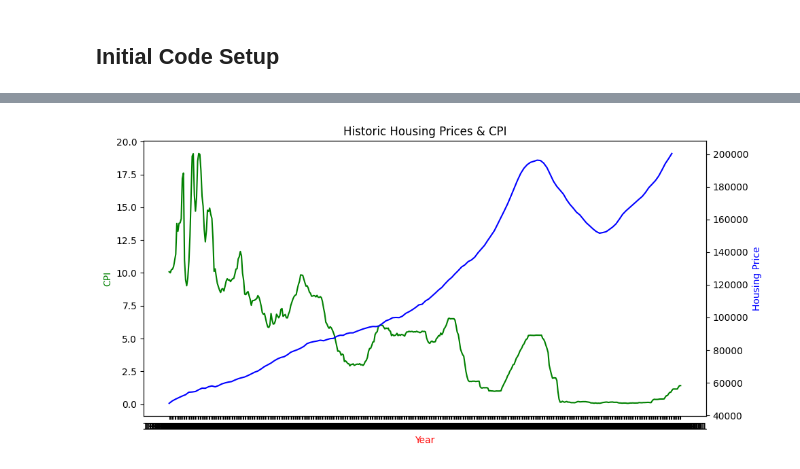
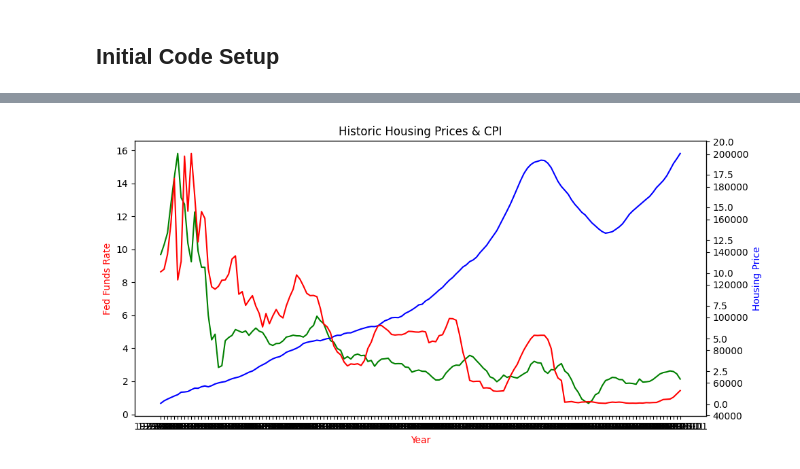
Before and after one commit to sullysbrain/wgu-c964-capstone, a Jupyter notebook: c951-task3.ipynb, the cells around one changed output, grey strips where cells are left out. Drawn from its saved outputs; the diff is of its cells as text; code cells hidden in the pictures.

Commit message:
Cleaned up the data and refined the correlation matrix to dive deeper into the macro views and the physical housing market.

```diff
--- a/c951-task3.ipynb
+++ b/c951-task3.ipynb
@@ -8,11 +9,6 @@ import matplotlib.pyplot as plt
 # %%
-# Load the CSV file into a NumPy array
-#df_raw = pd.read_csv('data/housing_data_cleaned.csv', sep=',', skiprows=0, nrows=10, index_col=0, header=0)
-#df = df_raw.T
-#df.to_csv('housing_data_cleaned_transposed', sep=',')
+# Load the CSV file into Pandas
 df = pd.read_csv('data/housing_data_cleaned_transposed.csv', sep=',',skiprows=0, header=0)
-
-df_cpi = pd.read_csv('data/economicData.csv', sep=',', skiprows=0, header=0)
-#df_cpi.columns = ['DATE', 'M2MS', 'FedFundsRate', 'CPI']
-df.head()
+df_e = pd.read_csv('data/economicData.csv', sep=',', skiprows=0, header=0)
+df_e.head()
 # %% [output]
@@ -37,0 +21,9 @@ plt.show()
+# %%
+# Correlation Matrix for Physical Housing Data
+
+df_physical = pd.read_csv('data/housing_size_data_cleaned.csv', sep=',', index_col=0, header=0)
+sns.set(rc={'figure.figsize':(18,9)})
+correlation_matrix = df_physical.corr().round(2)
+sns.heatmap(data=correlation_matrix, annot=True, vmax=1, vmin=-1, center=0, cmap='vlag')
+
+plt.show()
@@ -38,32 +32,30 @@ plt.show()
 # %%
-# Plot each row of the data as a separate line
-#for i in range(df.shape[0]):
-#    plt.plot(df.iloc[i,:], label=df.index[i])
+# Plot each row of the data as a separate line to previz and see if there is any correlation
 
 y1 = df['United States'].to_list()
 x1 = df.index
 
-y2 = df_cpi['CPI'].to_list()
-x2 = df_cpi['Date'].to_list()
-
-y3 = df_dff['FederalfundsRate(DFF)'].to_list()
-x3 = df_dff['DATE'].to_list()
+y2 = df_e['CPI'].to_list()
+y3 = df_e['FedFundsRate'].to_list()
+x2 = df_e['Date'].to_list()
 
 #plt.gca().xaxis.set_major_locator(plt.MaxNLocator(5))
 
 fig, ax = plt.subplots(figsize = (10, 5))
 plt.title('Historic Housing Prices & CPI')
+ax2 = ax.twinx()
+ax3 = ax.twinx()
 
-ax2 = ax.twinx()
-ax.plot(x3, y3, color = 'g')
+ax.plot(x2, y2, color = 'g')
 ax2.plot(x1, y1, color = 'b')
+ax3.plot(x1, y3, color = 'r')
 
 ax.set_xlabel('Year', color = 'r')
-ax.set_ylabel('CPI', color = 'g')
-
+ax.set_ylabel('Fed Funds Rate', color = 'r')
 ax2.set_ylabel('Housing Price', color = 'b')
+#ax3.set_ylabel('CPI', color = 'g')
 
 plt.tight_layout()
 plt.show()
 # %% [output]
-[figure, old version]
+[figure, new version]
```
Also changed, not shown: parts of 5 cells of this notebook, 5 other files.
